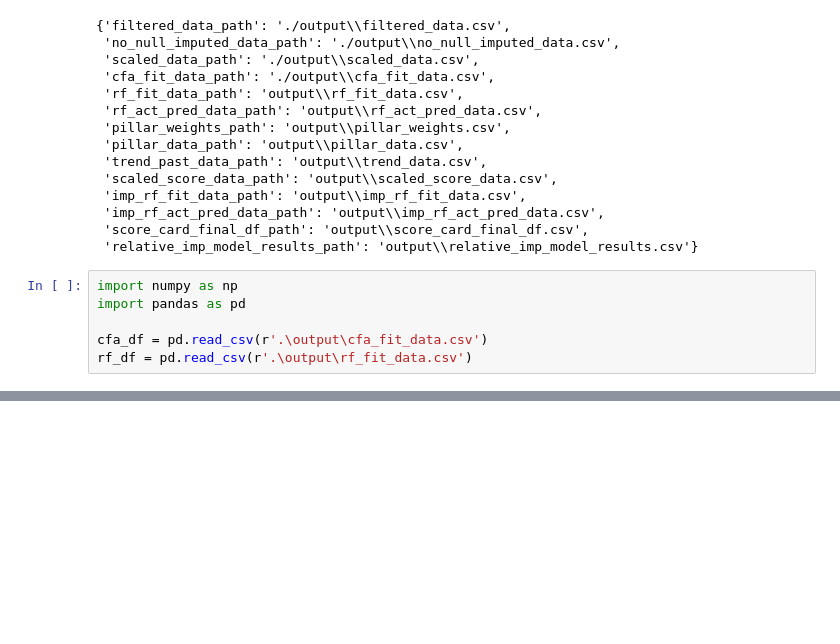
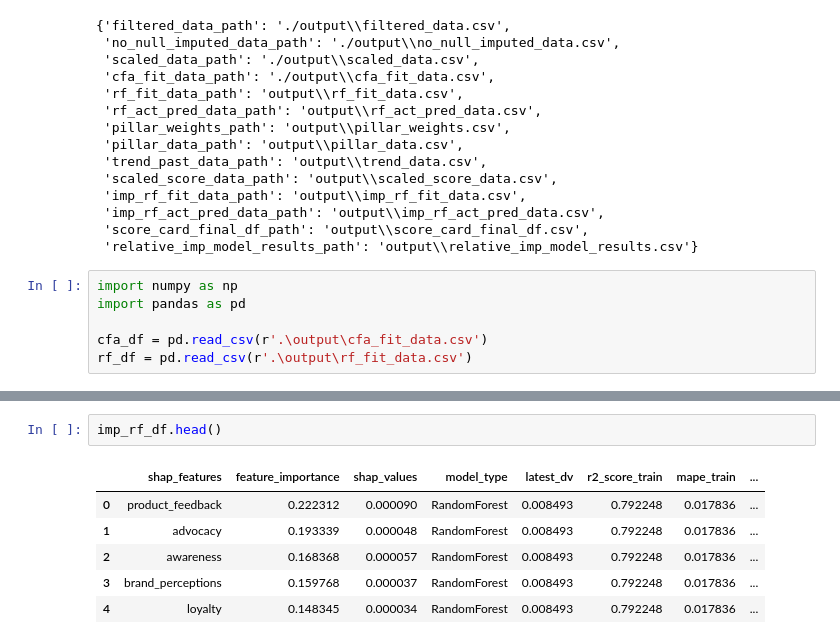
Before and after one commit to vks-varma/brandhub-capability, a Jupyter notebook: notebooks/scorecard_creation.ipynb, the cells around one changed output, grey strips where cells are left out. Drawn from its saved outputs; the diff is of its cells as text; blank space fills up the shorter version.

```diff
--- a/notebooks/scorecard_creation.ipynb
+++ b/notebooks/scorecard_creation.ipynb
@@ -101,0 +138,9 @@ See the caveats in the documentation: https://pandas.pydata.org/pandas-docs/stab
+# %%
+imp_rf_df.head()
+# %% [output]
+|  | shap_features | feature_importance | shap_values | model_type | latest_dv | r2_score_train | mape_train | ... |
+| 0 | product_feedback | 0.222312 | 0.000090 | RandomForest | 0.008493 | 0.792248 | 0.017836 | ... |
+| 1 | advocacy | 0.193339 | 0.000048 | RandomForest | 0.008493 | 0.792248 | 0.017836 | ... |
+| 2 | awareness | 0.168368 | 0.000057 | RandomForest | 0.008493 | 0.792248 | 0.017836 | ... |
+| 3 | brand_perceptions | 0.159768 | 0.000037 | RandomForest | 0.008493 | 0.792248 | 0.017836 | ... |
+| 4 | loyalty | 0.148345 | 0.000034 | RandomForest | 0.008493 | 0.792248 | 0.017836 | ... |
```
Also changed, not shown: parts of 7 cells of this notebook, 3 other files.
